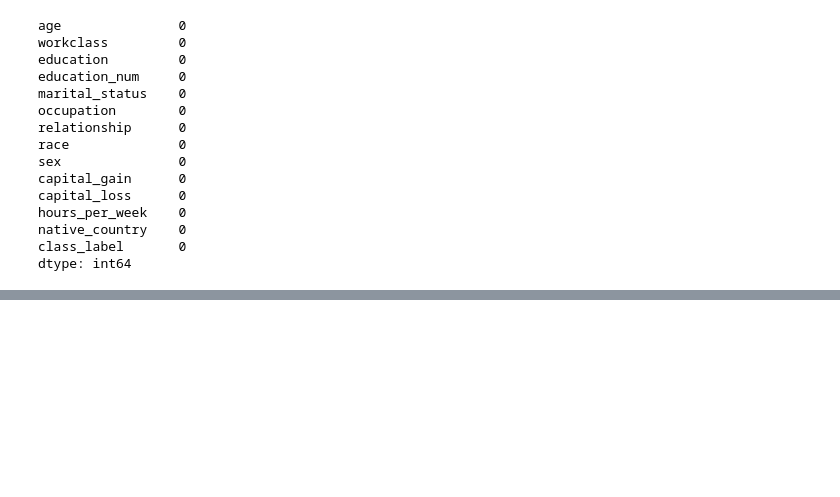
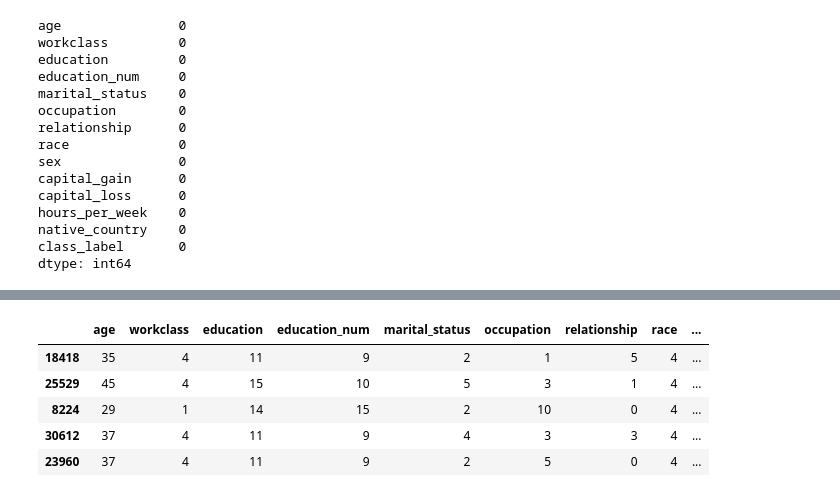
Before and after one commit to mfs135/data-exploration, a Jupyter notebook: dataexp.ipynb, the cells around one changed output, grey strips where cells are left out. Cells and saved outputs as stored; diff of their text form; code cells hidden in the pictures; blank space fills up the shorter version.

```diff
--- a/dataexp.ipynb
+++ b/dataexp.ipynb
@@ -442,0 +514,9 @@ dtype: int64
+# %%
+data.head()
+# %% [output]
+|  | age | workclass | education | education_num | marital_status | occupation | relationship | race | ... |
+| 18418 | 35 | 4 | 11 | 9 | 2 | 1 | 5 | 4 | ... |
+| 25529 | 45 | 4 | 15 | 10 | 5 | 3 | 1 | 4 | ... |
+| 8224 | 29 | 1 | 14 | 15 | 2 | 10 | 0 | 4 | ... |
+| 30612 | 37 | 4 | 11 | 9 | 4 | 3 | 3 | 4 | ... |
+| 23960 | 37 | 4 | 11 | 9 | 2 | 5 | 0 | 4 | ... |
```
Also changed, not shown: parts of 10 cells of this notebook.
